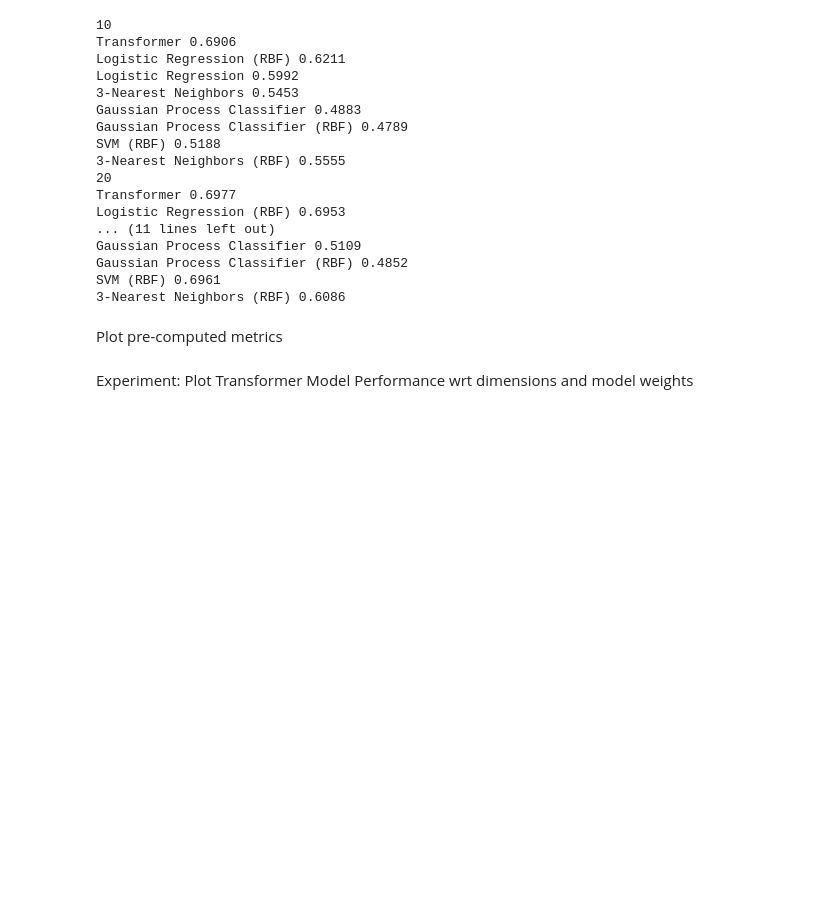
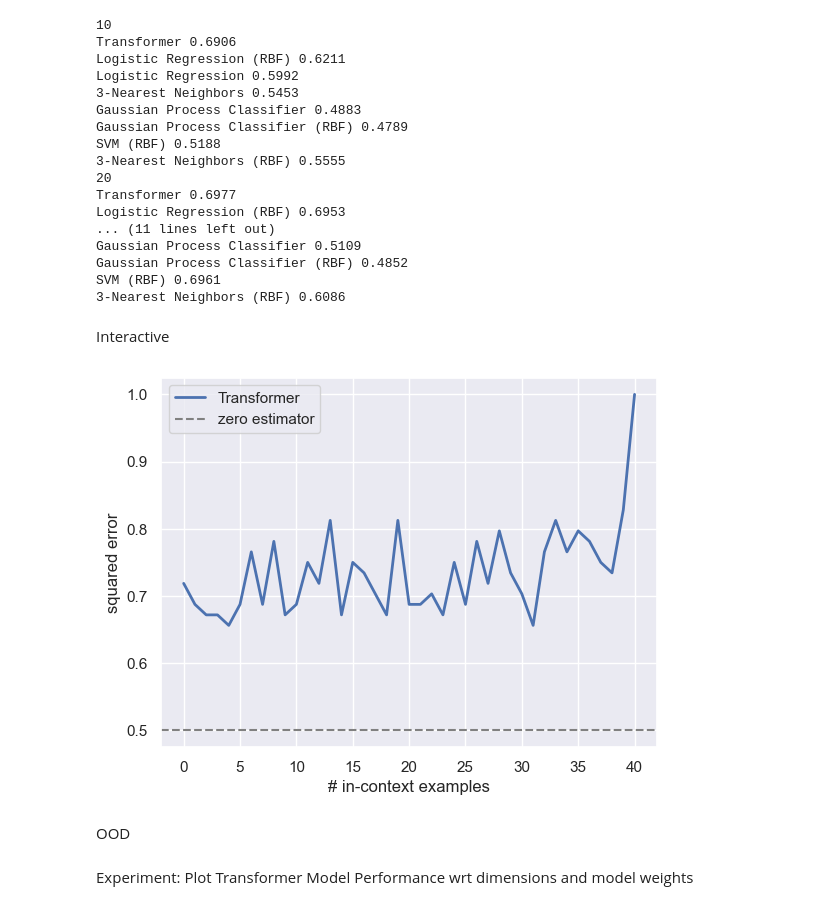
Before and after one commit to zenglingqi647/ICL, a Jupyter notebook: src/eval.ipynb, the cells around one changed output. Saved outputs shown, nothing was run; the diff lists cells and outputs as text; code cells hidden in the pictures; blank space fills up the shorter version.

```diff
--- a/src/eval.ipynb
+++ b/src/eval.ipynb
@@ -221,8 +222,44 @@ SVM (RBF) 0.6961
 # %%
 model, conf = get_model_from_run("../models/lr_noise0.2/trained")
 eval_model(model, )
-# %% [markdown]
-Plot pre-computed metrics
+# %% [markdown]
+Interactive
+# %%
+from samplers import get_data_sampler
+from tasks import get_task_sampler
+model, conf = get_model_from_run("../models/rbf_logistic_regression/trained")
+
+n_dims = conf.model.n_dims
+batch_size = conf.training.batch_size
+
+data_sampler = get_data_sampler(conf.training.data, n_dims)
+task_sampler = get_task_sampler(
+    conf.training.task,
+    n_dims,
+    batch_size,
+    **conf.training.task_kwargs
+)
+task = task_sampler()
+fix_seed()
+xs = data_sampler.sample_xs(b_size=batch_size, n_points=conf.training.curriculum.points.end)
+ys = task.evaluate(xs)
+with torch.no_grad():
+    pred = model(xs, ys)
+metric = task.get_metric()
+loss = metric(pred, ys).numpy()
+
+sparsity = conf.training.task_kwargs.sparsity if "sparsity" in conf.training.task_kwargs else None
+
+plt.plot(loss.mean(axis=0), lw=2, label="Transformer")
+plt.axhline(0.5, ls="--", color="gray", label="zero estimator")
+plt.xlabel("# in-context examples")
+plt.ylabel("squared error")
+plt.legend()
+plt.show()
+# %% [output]
+[figure, added]
+# %% [markdown]
+OOD
 # %%
 # plot any OOD metrics
 for name, metric in metrics.items():
```
Also changed, not shown: parts of 2 cells of this notebook, 2 other files.
